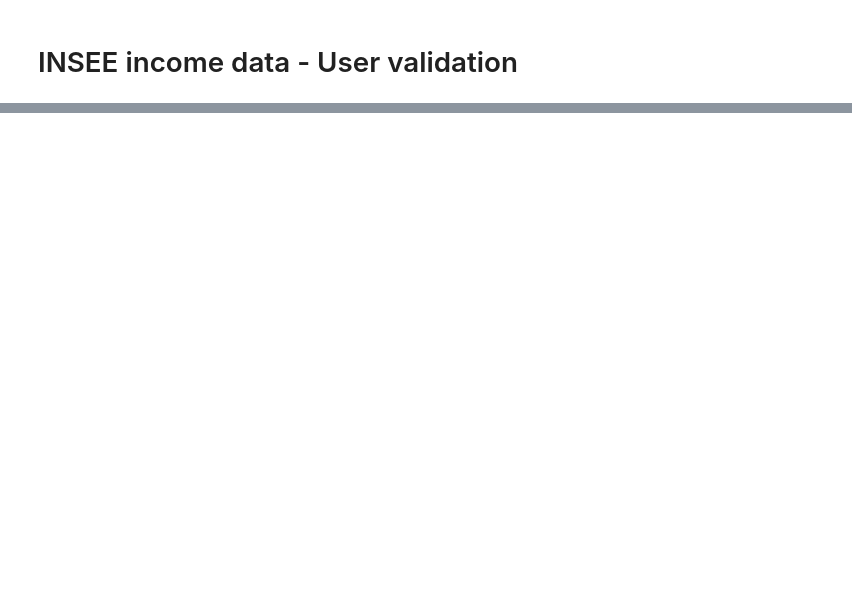
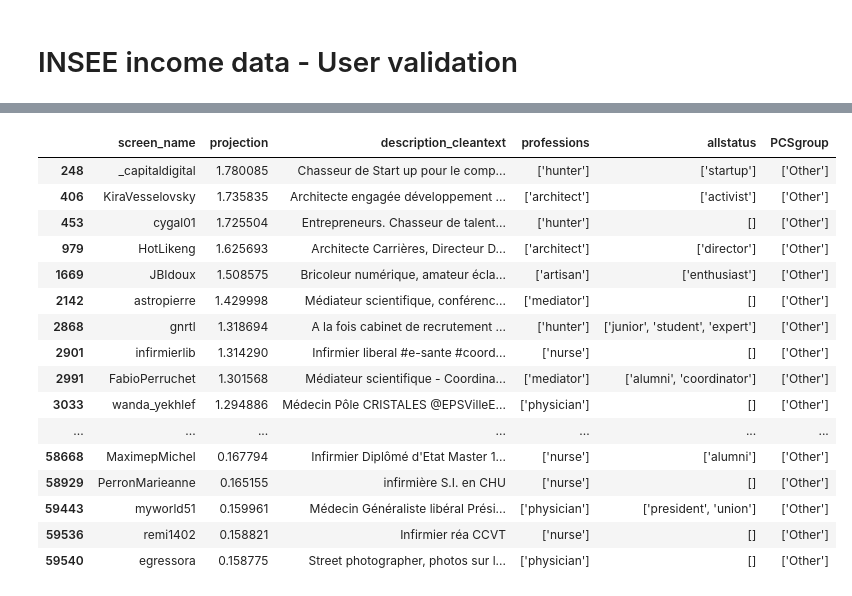
Before and after one commit to livtol99/Liv-Stage---FOCOS-Hand-Over, a Jupyter notebook: Code/Brand Validation/Income_val.ipynb, the cells around one changed output, grey strips where cells are left out. Cells and saved outputs as stored; diff of their text form; code cells hidden in the pictures; blank space fills up the shorter version.

Commit message:
jobs started

```diff
--- a/Code/Brand Validation/Income_val.ipynb
+++ b/Code/Brand Validation/Income_val.ipynb
@@ -12,0 +80,3 @@ ModuleNotFoundError: No module named 'twitter_profile_predictor'
+# %%
+pd.set_option('display.max_rows', None)
+m1_bios['PCSgroup'].value_counts()
@@ -12,0 +101,26 @@ ModuleNotFoundError: No module named 'twitter_profile_predictor'
+# %%
+
+col = "['Other']"  # replace with the value you're interested in
+other = m1_bios_professions.loc[m1_bios_professions['PCSgroup'].apply(lambda x: x == col)]
+# %%
+pd.set_option('display.max_rows', None)
+pd.set_option('display.max_colwidth', None)
+other.loc[:, ['screen_name', 'projection', 'description_cleantext', 'professions','allstatus', 'PCSgroup']]
+# %% [output]
+|  | screen_name | projection | description_cleantext | professions | allstatus | PCSgroup |
+| 248 | _capitaldigital | 1.780085 | Chasseur de Start up pour le comp... | ['hunter'] | ['startup'] | ['Other'] |
+| 406 | KiraVesselovsky | 1.735835 | Architecte engagée développement ... | ['architect'] | ['activist'] | ['Other'] |
+| 453 | cygal01 | 1.725504 | Entrepreneurs. Chasseur de talent... | ['hunter'] | [] | ['Other'] |
+| 979 | HotLikeng | 1.625693 | Architecte Carrières, Directeur D... | ['architect'] | ['director'] | ['Other'] |
+| 1669 | JBIdoux | 1.508575 | Bricoleur numérique, amateur écla... | ['artisan'] | ['enthusiast'] | ['Other'] |
+| 2142 | astropierre | 1.429998 | Médiateur scientifique, conférenc... | ['mediator'] | [] | ['Other'] |
+| 2868 | gnrtl | 1.318694 | A la fois cabinet de recrutement ... | ['hunter'] | ['junior', 'student', 'expert'] | ['Other'] |
+| 2901 | infirmierlib | 1.314290 | Infirmier liberal #e-sante #coord... | ['nurse'] | [] | ['Other'] |
+| 2991 | FabioPerruchet | 1.301568 | Médiateur scientifique - Coordina... | ['mediator'] | ['alumni', 'coordinator'] | ['Other'] |
+| 3033 | wanda_yekhlef | 1.294886 | Médecin Pôle CRISTALES @EPSVilleE... | ['physician'] | [] | ['Other'] |
+| ... | ... | ... | ... | ... | ... | ... |
+| 58668 | MaximepMichel | 0.167794 | Infirmier Diplômé d'Etat Master 1... | ['nurse'] | ['alumni'] | ['Other'] |
+| 58929 | PerronMarieanne | 0.165155 | infirmière S.I. en CHU | ['nurse'] | [] | ['Other'] |
+| 59443 | myworld51 | 0.159961 | Médecin Généraliste libéral Prési... | ['physician'] | ['president', 'union'] | ['Other'] |
+| 59536 | remi1402 | 0.158821 | Infirmier réa CCVT | ['nurse'] | [] | ['Other'] |
+| 59540 | egressora | 0.158775 | Street photographer, photos sur l... | ['physician'] | [] | ['Other'] |
```
Also changed, not shown: parts of 13 cells of this notebook.
